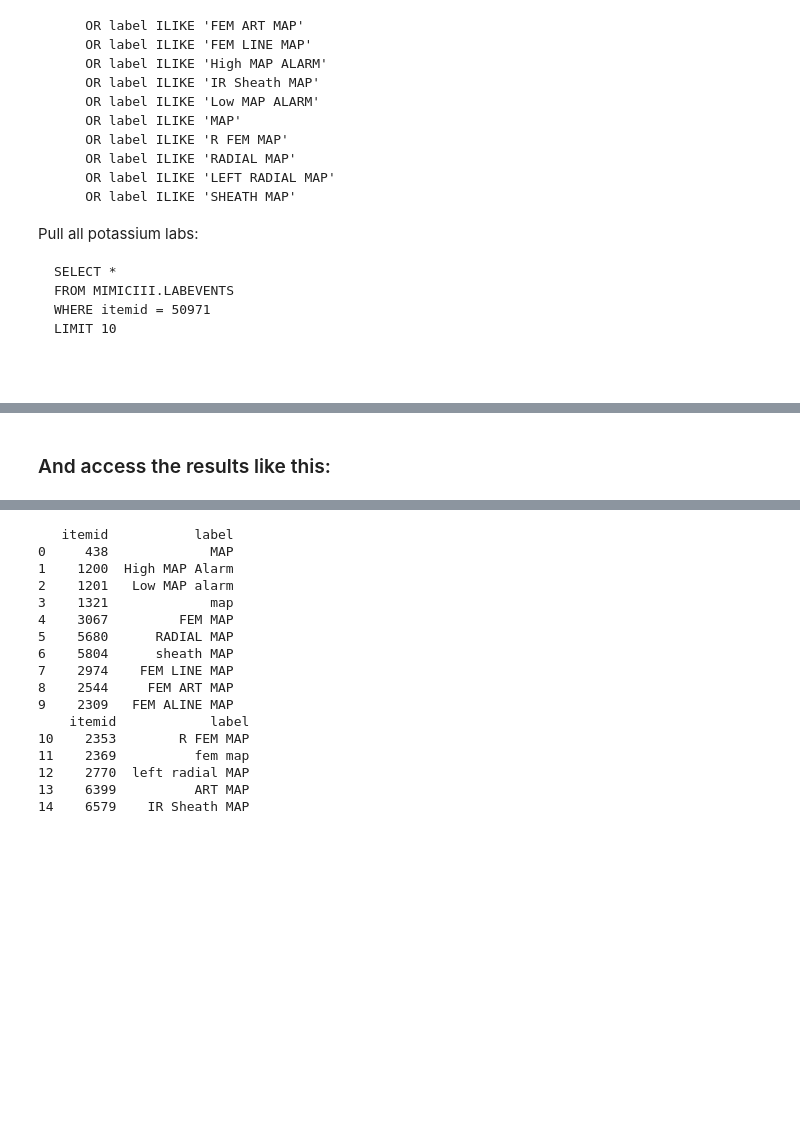
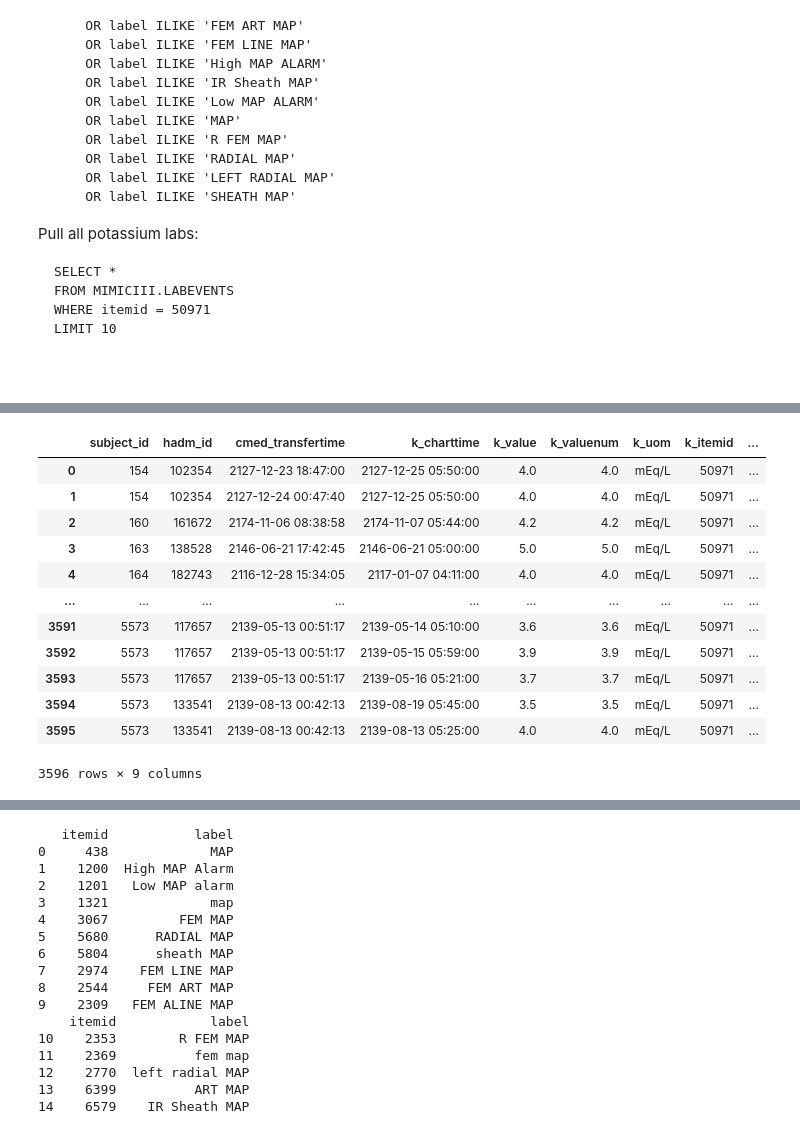
Before and after one commit to yankou/Electric-Rhythms, a Jupyter notebook: notebooks/ExploratoryDataAnalysis.ipynb, the cells around one changed output, grey strips where cells are left out. Saved outputs shown, nothing was run; the diff lists cells and outputs as text; code cells hidden in the pictures; blank space fills up the shorter version.

```diff
--- a/notebooks/ExploratoryDataAnalysis.ipynb
+++ b/notebooks/ExploratoryDataAnalysis.ipynb
@@ -97,5 +97,19 @@ FROM
-# %% [markdown]
-### And access the results like this:
+# %%
+mimic_common.loaded_sql[-1]
+# %% [output]
+|  | subject_id | hadm_id | cmed_transfertime | k_charttime | k_value | k_valuenum | k_uom | k_itemid | ... |
+| 0 | 154 | 102354 | 2127-12-23 18:47:00 | 2127-12-25 05:50:00 | 4.0 | 4.0 | mEq/L | 50971 | ... |
+| 1 | 154 | 102354 | 2127-12-24 00:47:40 | 2127-12-25 05:50:00 | 4.0 | 4.0 | mEq/L | 50971 | ... |
+| 2 | 160 | 161672 | 2174-11-06 08:38:58 | 2174-11-07 05:44:00 | 4.2 | 4.2 | mEq/L | 50971 | ... |
+| 3 | 163 | 138528 | 2146-06-21 17:42:45 | 2146-06-21 05:00:00 | 5.0 | 5.0 | mEq/L | 50971 | ... |
+| 4 | 164 | 182743 | 2116-12-28 15:34:05 | 2117-01-07 04:11:00 | 4.0 | 4.0 | mEq/L | 50971 | ... |
+| ... | ... | ... | ... | ... | ... | ... | ... | ... | ... |
+| 3591 | 5573 | 117657 | 2139-05-13 00:51:17 | 2139-05-14 05:10:00 | 3.6 | 3.6 | mEq/L | 50971 | ... |
+| 3592 | 5573 | 117657 | 2139-05-13 00:51:17 | 2139-05-15 05:59:00 | 3.9 | 3.9 | mEq/L | 50971 | ... |
+| 3593 | 5573 | 117657 | 2139-05-13 00:51:17 | 2139-05-16 05:21:00 | 3.7 | 3.7 | mEq/L | 50971 | ... |
+| 3594 | 5573 | 133541 | 2139-08-13 00:42:13 | 2139-08-19 05:45:00 | 3.5 | 3.5 | mEq/L | 50971 | ... |
+| 3595 | 5573 | 133541 | 2139-08-13 00:42:13 | 2139-08-13 05:25:00 | 4.0 | 4.0 | mEq/L | 50971 | ... |
+3596 rows × 9 columns
 # %% [markdown]
 Find K+ labs for cardiac medicine patients:
 * find cmed pts
```
Also changed, not shown: parts of 9 cells of this notebook.
